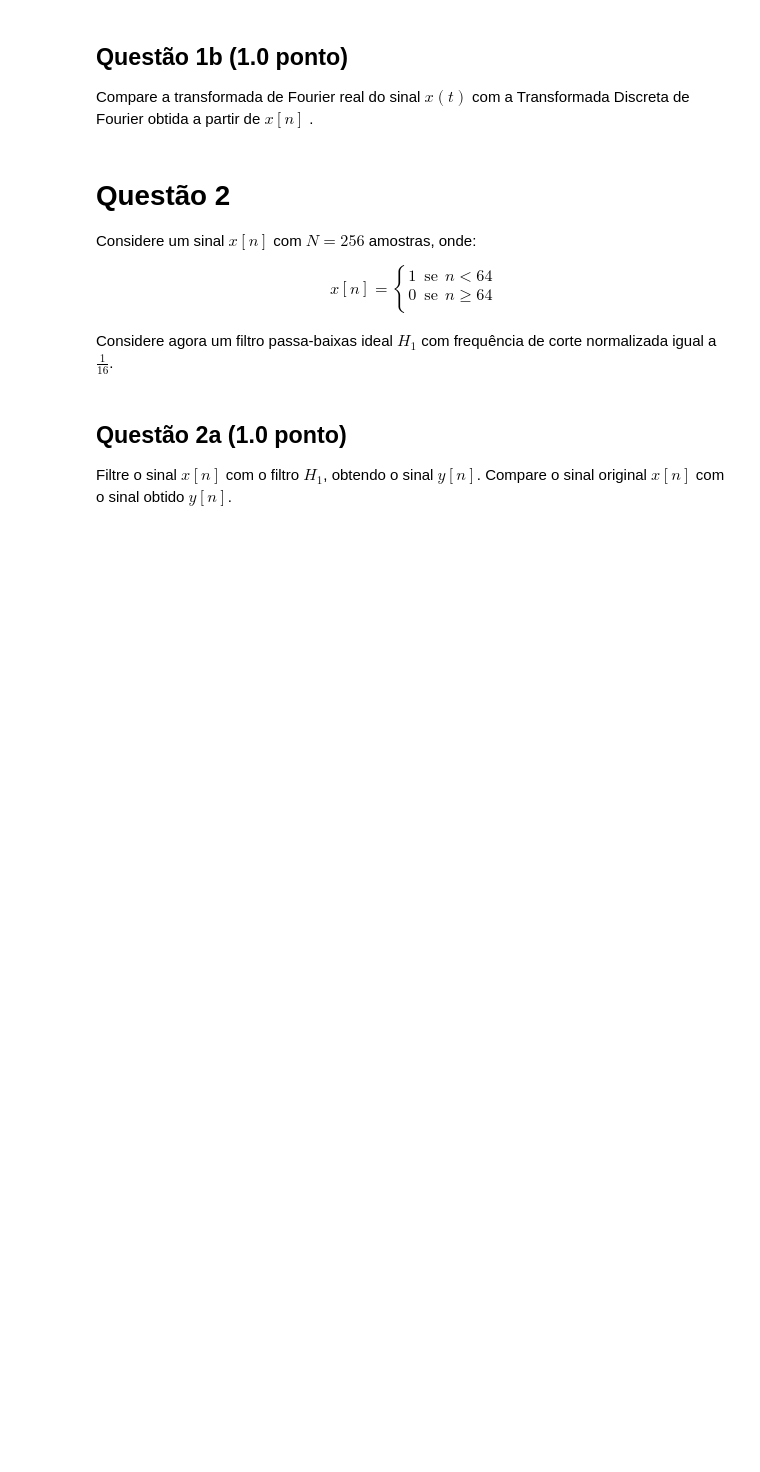
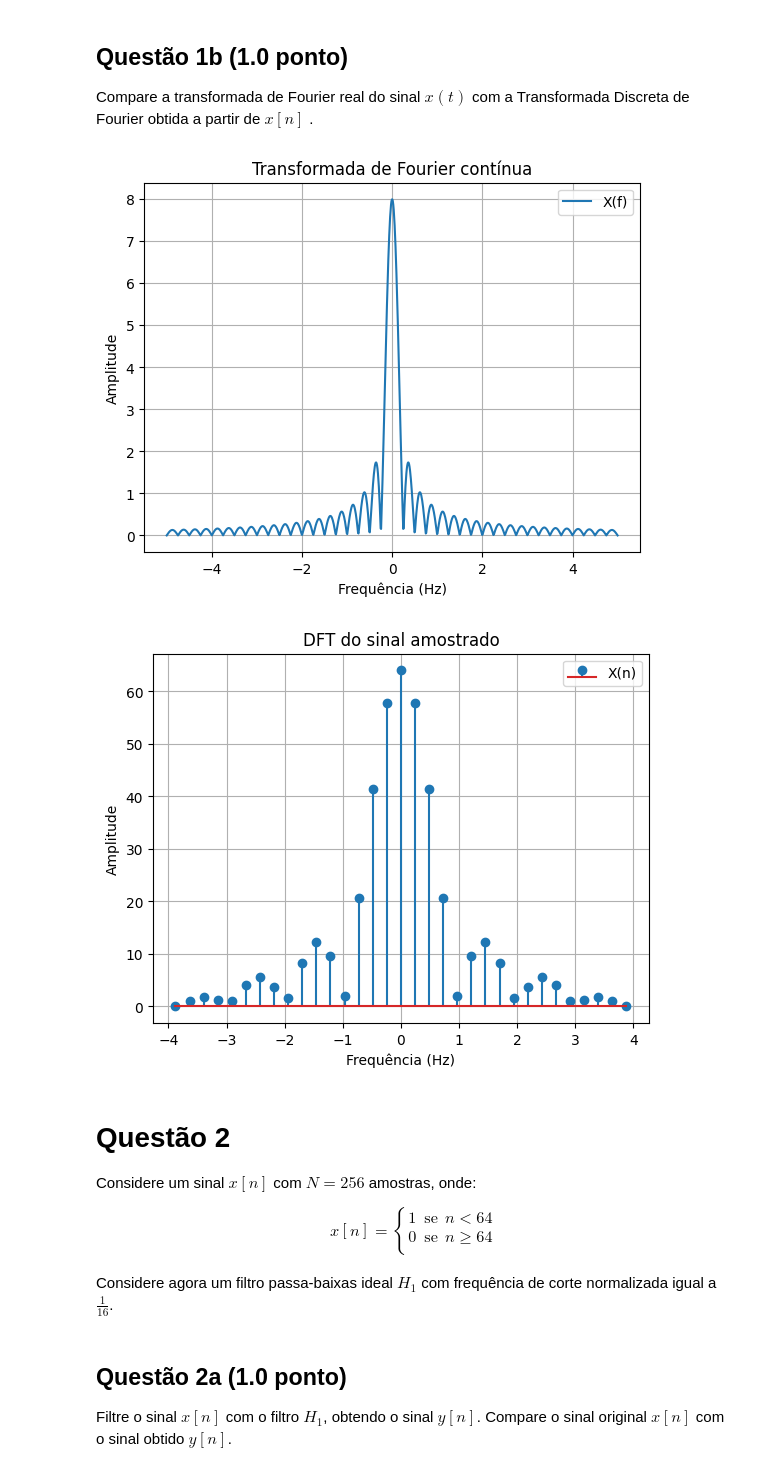
Before and after one commit to leopcortes/unb, a Jupyter notebook: sstd/Projeto3/projeto3.ipynb, the cells around one changed output. Saved outputs shown, nothing was run; the diff lists cells and outputs as text; code cells hidden in the pictures; blank space fills up the shorter version.

```diff
--- a/sstd/Projeto3/projeto3.ipynb
+++ b/sstd/Projeto3/projeto3.ipynb
@@ -43,3 +85,29 @@ Compare a transformada de Fourier real do sinal $x\left(t\right)$ com a Transfor
+# %%
+#Resposta da questão 1b
+f = np.linspace(-5, 5, 1000)
+X_f = 8 * np.sinc(4 * f)
+
+X_n = np.fft.fftshift(np.fft.fft(x_n))
+freq = np.fft.fftshift(np.fft.fftfreq(len(x_n), d=T))
+
+plt.plot(f, np.abs(X_f), label="X(f)")
+plt.title('Transformada de Fourier contínua')
+plt.xlabel('Frequência (Hz)')
+plt.ylabel('Amplitude')
+plt.legend()
+plt.grid(True)
+plt.show()
+
+plt.stem(freq, np.abs(X_n), label="X(n)")
+plt.title('DFT do sinal amostrado')
+plt.xlabel('Frequência (Hz)')
+plt.ylabel('Amplitude')
+plt.legend()
+plt.grid(True)
+plt.show()
+# %% [output]
+[figure, added]
+[figure, added]
 # %% [markdown]
 # Questão 2
 
```
Also changed, not shown: parts of 11 cells of this notebook.
